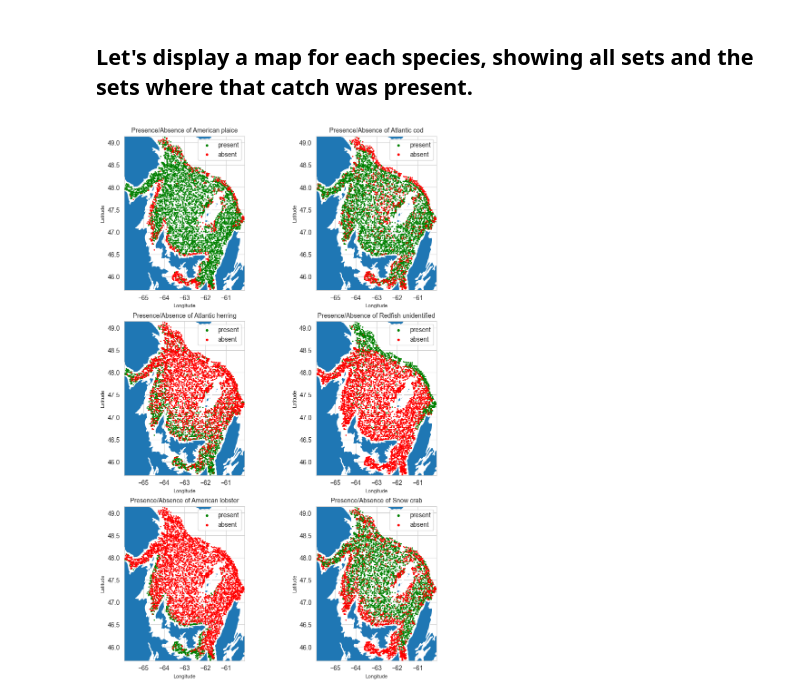
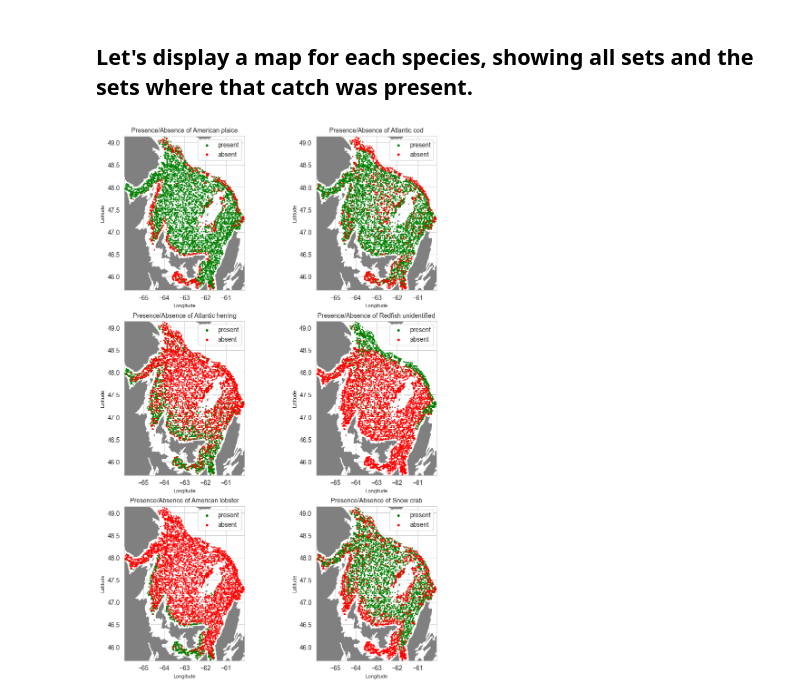
Before and after one commit to davjfish/WatspeedStatsGroupProject, a Jupyter notebook: analysis/Initial_Exploration_of_Data.ipynb, the cells around one changed output. Saved outputs shown, nothing was run; the diff lists cells and outputs as text; code cells hidden in the pictures.

Commit message:
adding figures

```diff
--- a/analysis/Initial_Exploration_of_Data.ipynb
+++ b/analysis/Initial_Exploration_of_Data.ipynb
@@ -530,35 +530,35 @@ gdf = gdf.set_crs(epsg=4326)
 
 # create the figure and plot
 fig, ((ax1, ax2), (ax3, ax4), (ax5, ax6)) = plt.subplots(ncols=2, nrows=3,  figsize=(10,15))
 
 # start by plotting the two geospatial dfs
 
 # American plaice
 
 def plot_species_presence_absence(code=40, ax=ax1):
     species = species_code_lookup[code]
     ax.set_title(f'Presence/Absence of {species}', fontsize=10)
 
     pmask = gdf[species] == True
     amask = gdf[species] == False
     gdf[pmask].plot(ax=ax, marker="o", color='green', markersize=1, label="present")
     gdf[amask].plot(ax=ax, marker="o", color='red', markersize=1, label="absent")
-    canada.plot(ax=ax)
+    canada.plot(ax=ax, color="grey")
 
     ax.set_xlim((np.min(gdf["longitude"]),np.max(gdf["longitude"])))
     ax.set_ylim((np.min(gdf["latitude"]),np.max(gdf["latitude"])))
     ax.set_xlabel('Longitude', fontsize=8)
     ax.set_ylabel('Latitude', fontsize=8)
     ax.legend(markerscale=3)
 
 plot_species_presence_absence(code=40, ax=ax1)
 plot_species_presence_absence(code=10, ax=ax2)
 plot_species_presence_absence(code=60, ax=ax3)
 plot_species_presence_absence(code=23, ax=ax4)
 plot_species_presence_absence(code=2550, ax=ax5)
 plot_species_presence_absence(code=2526, ax=ax6)
 # %% [output]
-[figure, old version]
+[figure, new version]
 # %%
 # finally, let's pickle the set DF and we'll start a new notebook for the log regression
 # %%
```
Also changed, not shown: 24 other files.
